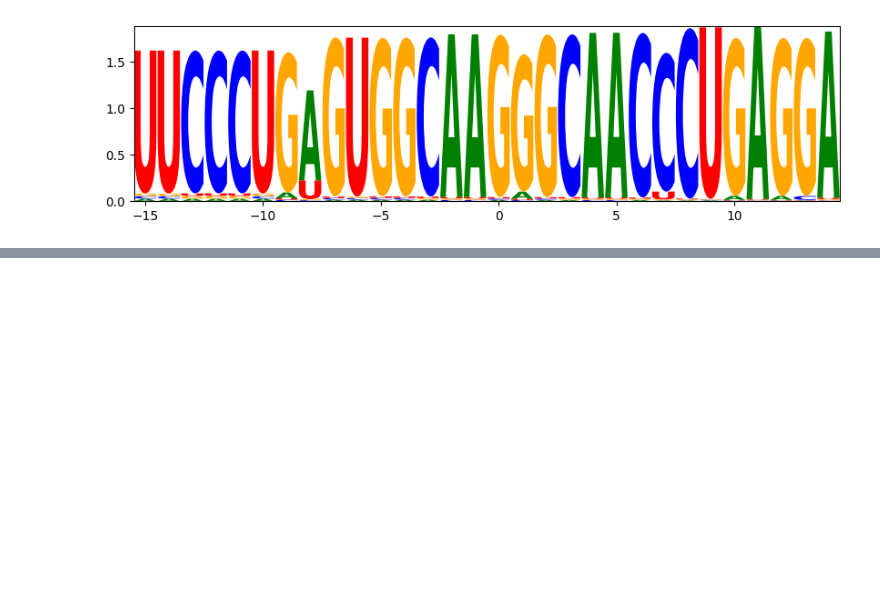
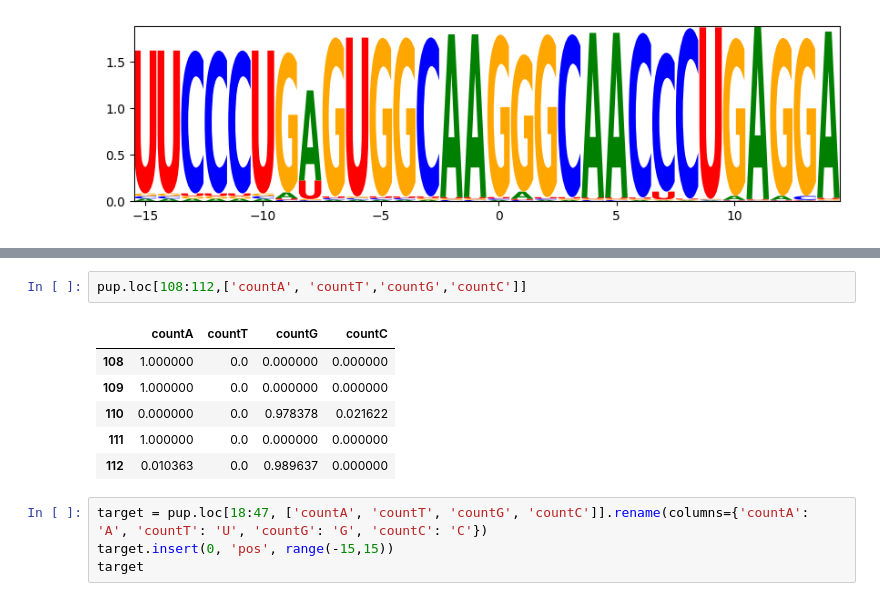
Before and after one commit to WoobeenJeong/miRNA_motif_finding, a Jupyter notebook: Project_006.ipynb, the cells around one changed output, grey strips where cells are left out. Saved outputs shown, nothing was run; the diff lists cells and outputs as text; blank space fills up the shorter version.

```diff
--- a/Project_006.ipynb
+++ b/Project_006.ipynb
@@ -399,0 +498,13 @@ logo = lm.Logo(target, font_name = 'sans-serif')
+# %%
+pup.loc[108:112,['countA', 'countT','countG','countC']]
+# %% [output]
+|  | countA | countT | countG | countC |
+| 108 | 1.000000 | 0.0 | 0.000000 | 0.000000 |
+| 109 | 1.000000 | 0.0 | 0.000000 | 0.000000 |
+| 110 | 0.000000 | 0.0 | 0.978378 | 0.021622 |
+| 111 | 1.000000 | 0.0 | 0.000000 | 0.000000 |
+| 112 | 0.010363 | 0.0 | 0.989637 | 0.000000 |
+# %%
+target = pup.loc[18:47, ['countA', 'countT', 'countG', 'countC']].rename(columns={'countA': 'A', 'countT': 'U', 'countG': 'G', 'countC': 'C'})
+target.insert(0, 'pos', range(-15,15))
+target
```
Also changed, not shown: parts of 13 cells of this notebook.
